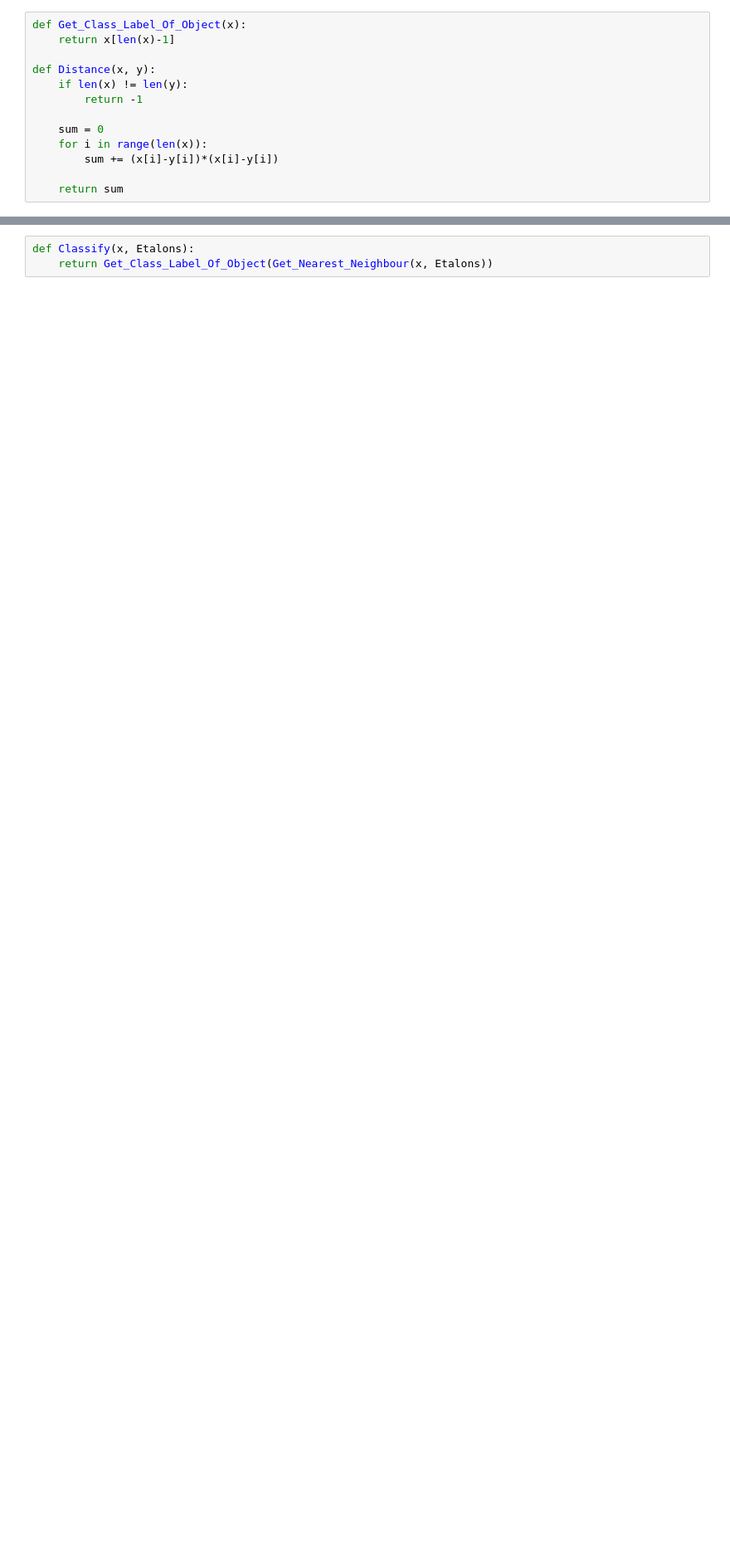
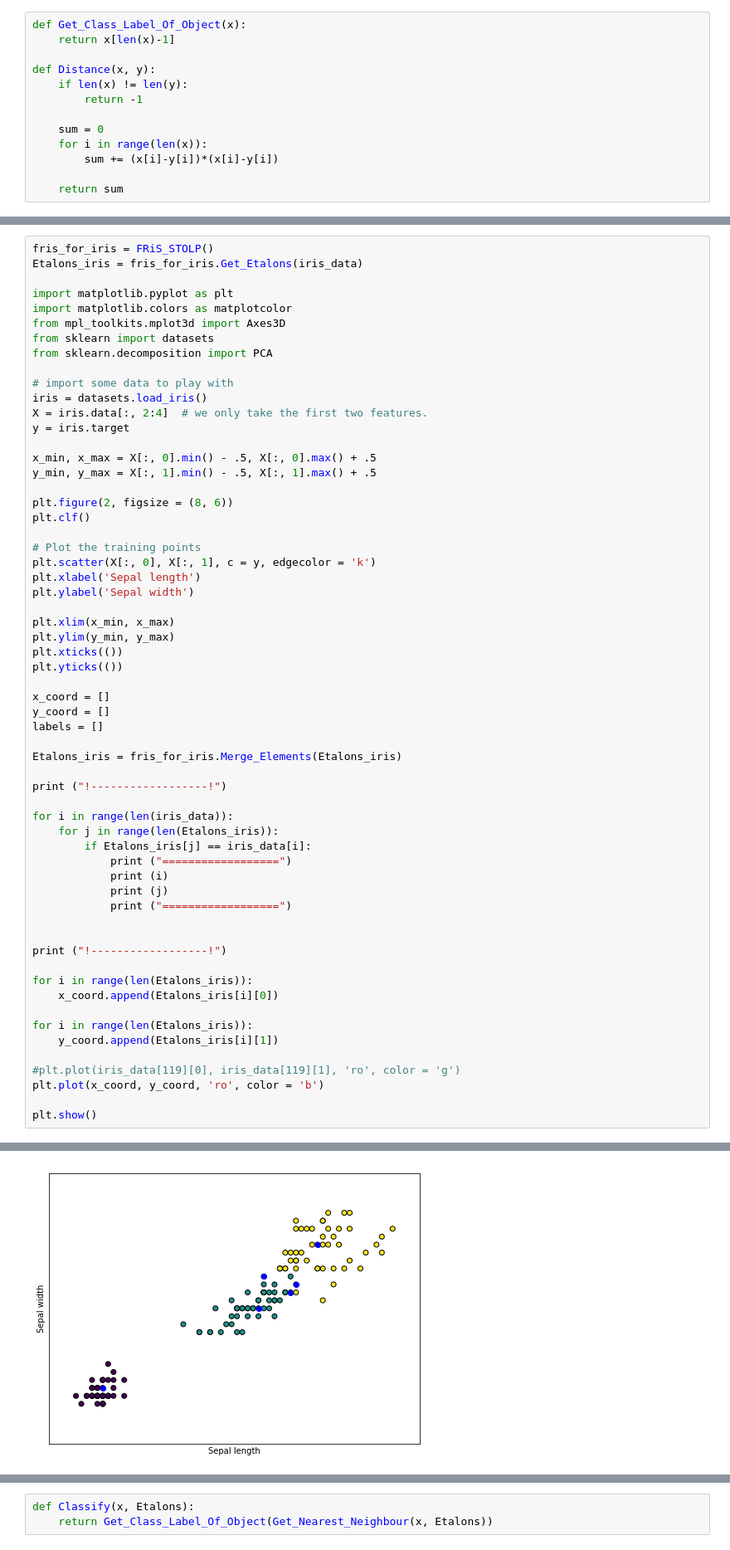
Before and after one commit to Bidanets/FRiS-STOLP, a Jupyter notebook: FRiS-STOLP.ipynb, the cells around one changed output, grey strips where cells are left out. Shown at 83% size. Cells and saved outputs as stored; diff of their text form; blank space fills up the shorter version.

```diff
--- a/FRiS-STOLP.ipynb
+++ b/FRiS-STOLP.ipynb
@@ -361,0 +399,61 @@ class FRiS_STOLP:
+# %%
+fris_for_iris = FRiS_STOLP()
+Etalons_iris = fris_for_iris.Get_Etalons(iris_data)
+
+import matplotlib.pyplot as plt
+import matplotlib.colors as matplotcolor
+from mpl_toolkits.mplot3d import Axes3D
+from sklearn import datasets
+from sklearn.decomposition import PCA
+
+# import some data to play with
+iris = datasets.load_iris()
+X = iris.data[:, 2:4]  # we only take the first two features.
+y = iris.target
+
+x_min, x_max = X[:, 0].min() - .5, X[:, 0].max() + .5
+y_min, y_max = X[:, 1].min() - .5, X[:, 1].max() + .5
+
+plt.figure(2, figsize = (8, 6))
+plt.clf()
+
+# Plot the training points
+plt.scatter(X[:, 0], X[:, 1], c = y, edgecolor = 'k')
+plt.xlabel('Sepal length')
+plt.ylabel('Sepal width')
+
+plt.xlim(x_min, x_max)
+plt.ylim(y_min, y_max)
+plt.xticks(())
+plt.yticks(())
+
+x_coord = []
+y_coord = []
+labels = []
+
+Etalons_iris = fris_for_iris.Merge_Elements(Etalons_iris)
+
+print ("!------------------!")
+
+for i in range(len(iris_data)):
+    for j in range(len(Etalons_iris)):
+        if Etalons_iris[j] == iris_data[i]:
+            print ("==================")
+            print (i)
+            print (j)
+            print ("==================")
+
+
+print ("!------------------!")
+
+for i in range(len(Etalons_iris)):
+    x_coord.append(Etalons_iris[i][0])
+
+for i in range(len(Etalons_iris)):
+    y_coord.append(Etalons_iris[i][1])
+
+#plt.plot(iris_data[119][0], iris_data[119][1], 'ro', color = 'g')
+plt.plot(x_coord, y_coord, 'ro', color = 'b')
+
+plt.show()
+# %% [output]
@@ -361,0 +477 @@ class FRiS_STOLP:
+[figure, added]
```
Also changed, not shown: parts of 10 cells of this notebook.
